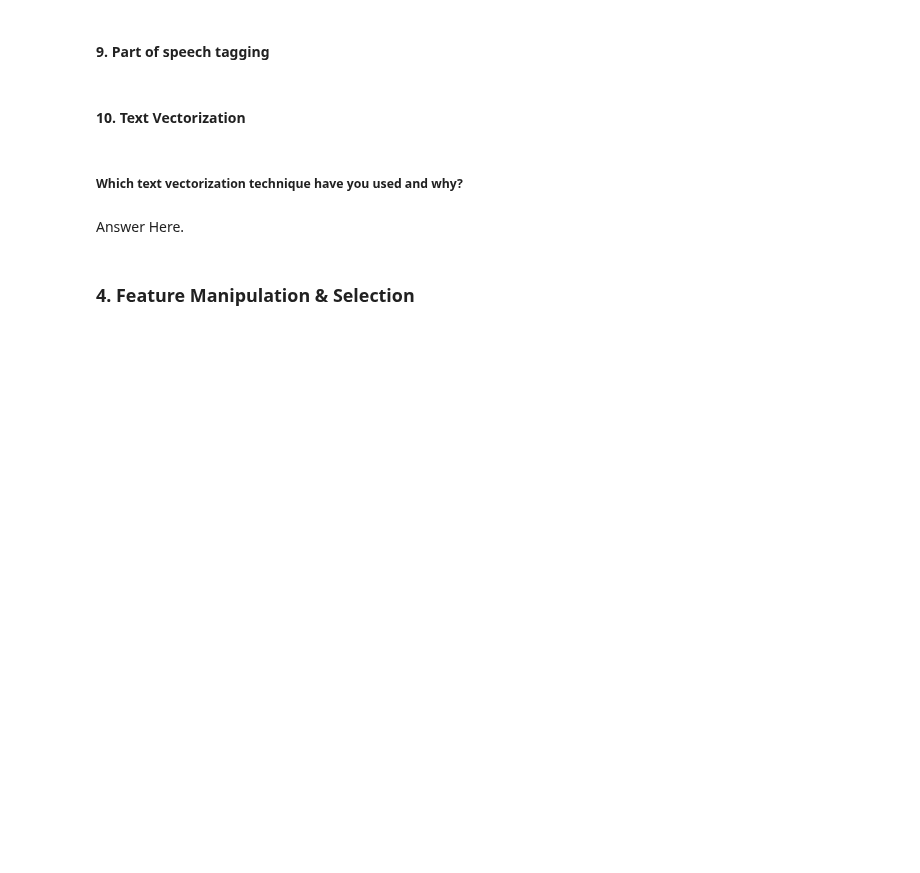
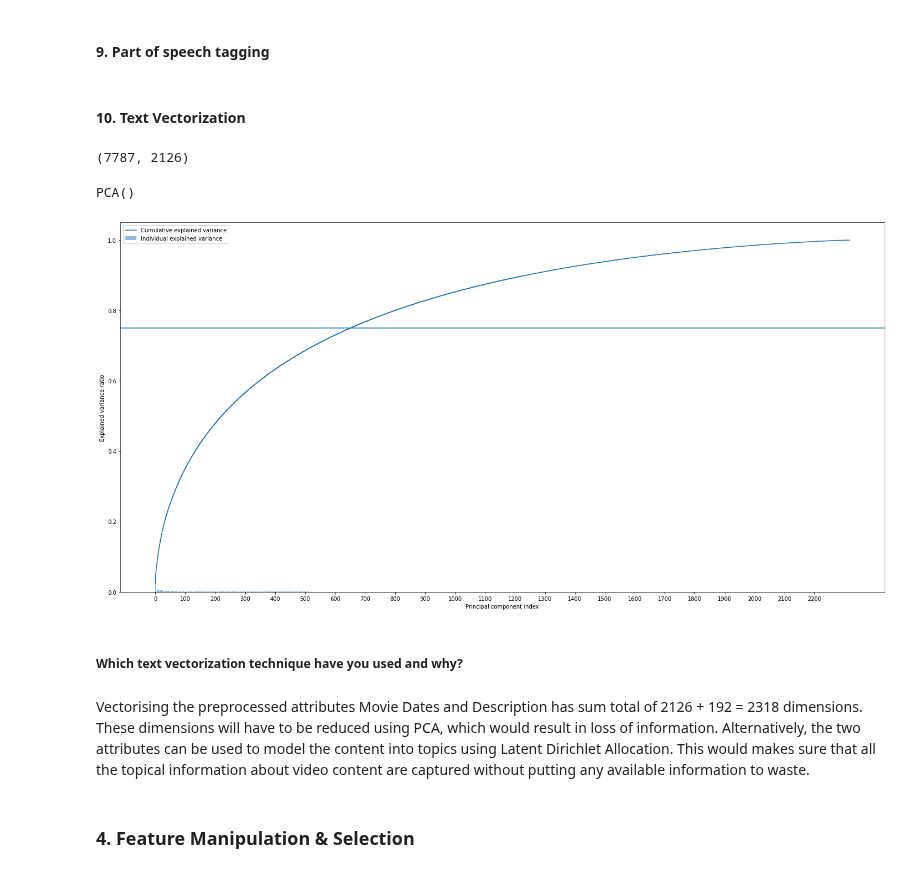
Before and after one commit to Shashank251225/NETFLIX-MOVIES-AND-TV-SHOWS-CLUSTERING, a Jupyter notebook: NETFLIX_MOVIES_AND_TV_SHOWS_CLUSTERING.ipynb, the cells around one changed output. Saved outputs shown, nothing was run; the diff lists cells and outputs as text; code cells hidden in the pictures; blank space fills up the shorter version.

```diff
--- a/NETFLIX_MOVIES_AND_TV_SHOWS_CLUSTERING.ipynb
+++ b/NETFLIX_MOVIES_AND_TV_SHOWS_CLUSTERING.ipynb
@@ -1168,0 +1181,3 @@ Answer Here.
+# %%
+a['listed_in'] = a.listed_in.apply(lambda row: row.split(', '))
+a.explode('listed_in')['listed_in'].unique()
@@ -1202,0 +1418,13 @@ Answer Here.
+# %%
+def joiner(text_list):
+  new = []
+  for text in text_list:
+    if text == ' ' or text == '' :
+      pass
+    else:
+      new.append(text)
+
+  return ' '.join(new)
+
+df['Processed Description'] = df['Processed Description'] .apply(lambda x : joiner(x))
+df['Processed Movie Deets'] = df['Processed Movie Deets'].apply(lambda x : joiner(x))
@@ -1215,7 +1454,44 @@ Answer Here.
+# %%
+count_vectorizer = CountVectorizer(min_df = 10,max_df=0.5)
+count_description_vector = count_vectorizer.fit_transform(df['Processed Description'])
+
+count_movie_vector = count_vectorizer.fit_transform(df['Processed Movie Deets'])
+# %%
+count_description_vector.shape
+# %% [output]
+(7787, 2126)
+# %%
+from sklearn.decomposition import PCA
+pca = PCA()
+pca.fit(pd.concat([pd.DataFrame(count_description_vector.todense()), pd.DataFrame(count_movie_vector.todense())],axis =1))
+# %% [output]
+PCA()
+# %%
+exp_var_pca = pca.explained_variance_ratio_
+#
+# Cumulative sum of eigenvalues; This will be used to create step plot
+# for visualizing the variance explained by each principal component.
+#
+cum_sum_eigenvalues = np.cumsum(exp_var_pca)
+#
+# Create the visualization plot
+#
+plt.figure(figsize = (20,10))
+plt.bar(range(0,len(exp_var_pca)), exp_var_pca, alpha=0.5, align='center', label='Individual explained variance')
+plt.step(range(0,len(cum_sum_eigenvalues)), cum_sum_eigenvalues, where='mid',label='Cumulative explained variance')
+plt.ylabel('Explained variance ratio')
+plt.xlabel('Principal component index')
+plt.legend(loc='best')
+plt.tight_layout()
+plt.xticks(ticks = np.arange(0,2300,100))
+plt.axhline(y=0.75)
+plt.show()
+# %% [output]
+[figure, added]
 # %% [markdown]
 ##### Which text vectorization technique have you used and why?
-# %% [markdown]
-Answer Here.
+# %% [markdown]
+Vectorising the preprocessed attributes Movie Dates and Description has sum total of 2126 + 192 = 2318 dimensions. These dimensions will have to be reduced using PCA, which would result in loss of information. Alternatively, the two attributes can be used to model the content into topics using Latent Dirichlet Allocation. This would makes sure that all the topical information about video content are captured without putting any available information to waste.
 # %% [markdown]
 ### 4. Feature Manipulation & Selection
 # %% [markdown]
```
Also changed, not shown: parts of 45 cells of this notebook.
